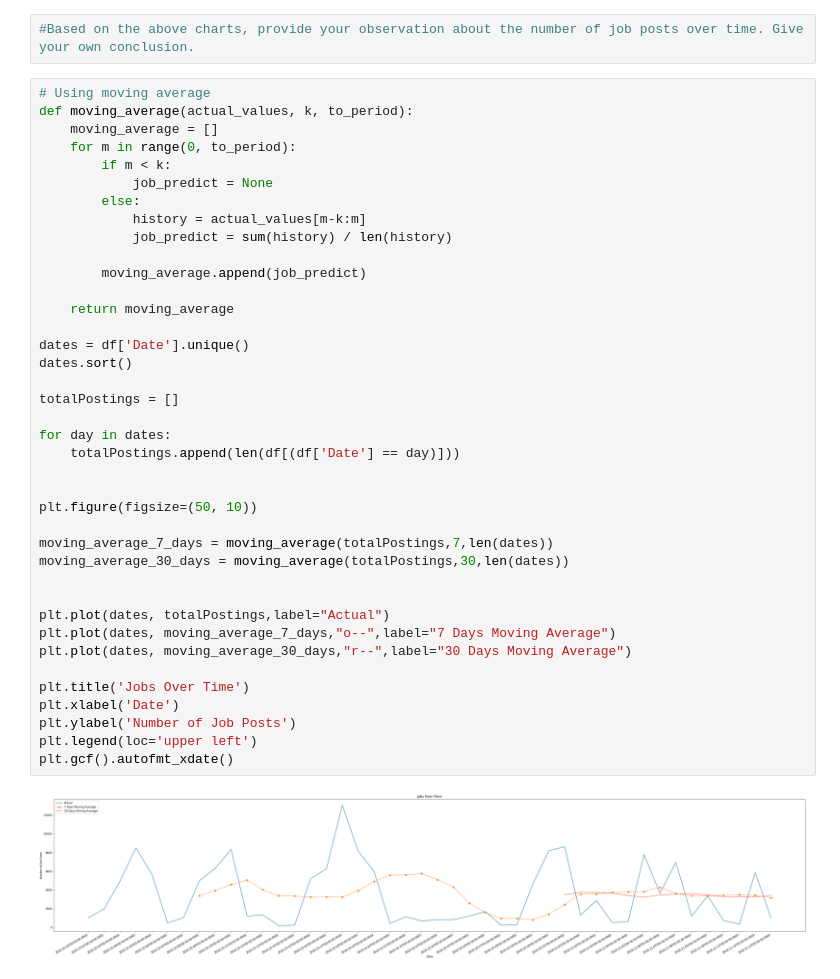
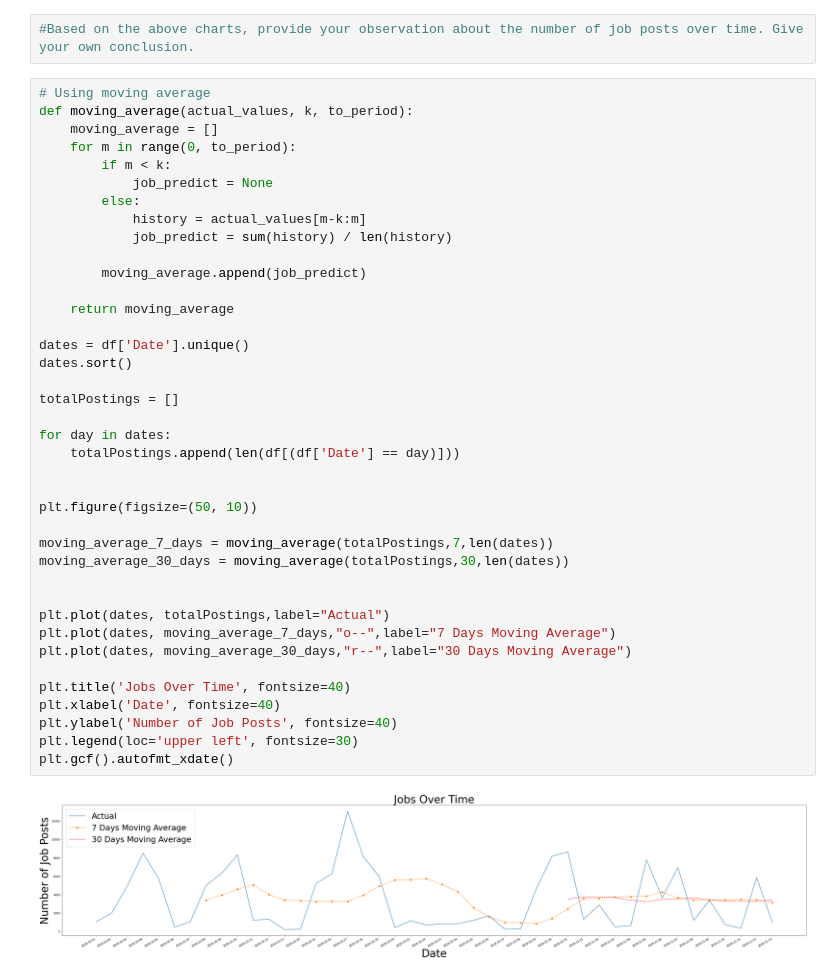
Before and after one commit to Chrissmith1991/bigdata2, a Jupyter notebook: source/workbook.ipynb, the cells around one changed output. Drawn from its saved outputs; the diff is of its cells as text.

Commit message:
add fontsize

```diff
--- a/source/workbook.ipynb
+++ b/source/workbook.ipynb
@@ -206,35 +206,35 @@ def moving_average(actual_values, k, to_period):
             job_predict = None
         else:
             history = actual_values[m-k:m]
             job_predict = sum(history) / len(history)
 
         moving_average.append(job_predict)
 
     return moving_average
 
 dates = df['Date'].unique()
 dates.sort()
 
 totalPostings = []
 
 for day in dates:
     totalPostings.append(len(df[(df['Date'] == day)]))
 
 
 plt.figure(figsize=(50, 10))
 
 moving_average_7_days = moving_average(totalPostings,7,len(dates))
 moving_average_30_days = moving_average(totalPostings,30,len(dates))
 
 
 plt.plot(dates, totalPostings,label="Actual")
 plt.plot(dates, moving_average_7_days,"o--",label="7 Days Moving Average")
 plt.plot(dates, moving_average_30_days,"r--",label="30 Days Moving Average")
 
-plt.title('Jobs Over Time')
-plt.xlabel('Date')
-plt.ylabel('Number of Job Posts')
-plt.legend(loc='upper left')
+plt.title('Jobs Over Time', fontsize=40)
+plt.xlabel('Date', fontsize=40)
+plt.ylabel('Number of Job Posts', fontsize=40)
+plt.legend(loc='upper left', fontsize=30)
 plt.gcf().autofmt_xdate()
 # %% [output]
-[figure, old version]
+[figure, new version]
```
Also changed, not shown: parts of 2 cells of this notebook.
